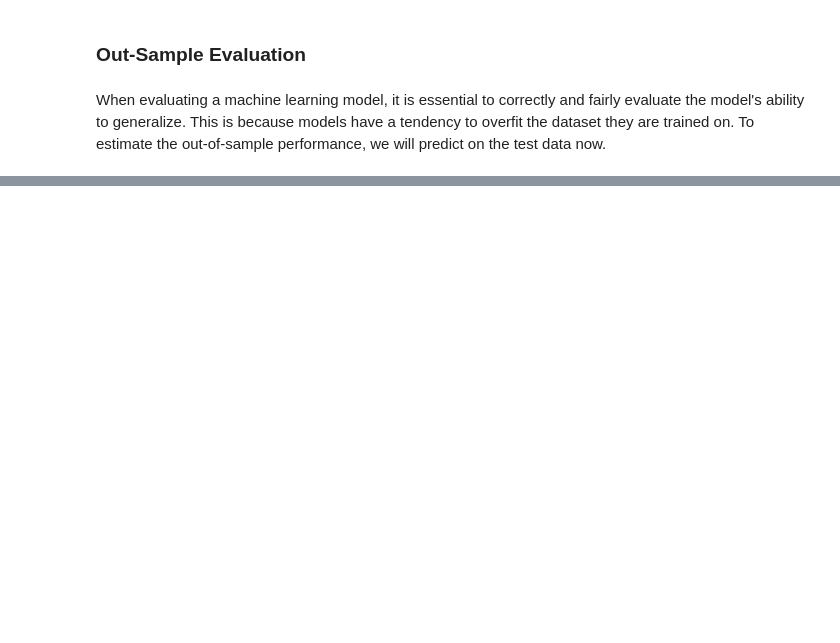
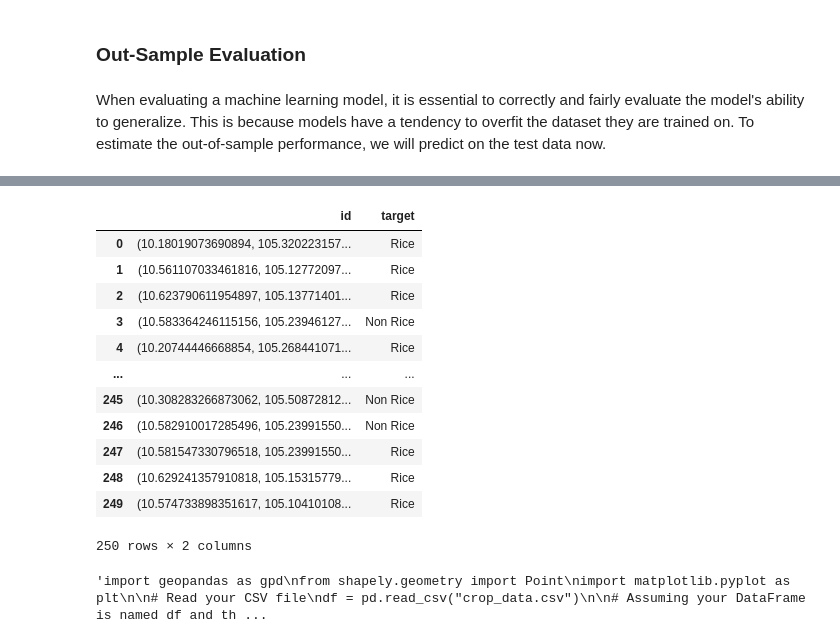
Before and after one commit to ishaan-bedi/rice-crop-identification-classifier, a Jupyter notebook: ML_Processing.ipynb, the cells around one changed output, grey strips where cells are left out. Drawn from its saved outputs; the diff is of its cells as text; code cells hidden in the pictures; blank space fills up the shorter version.

```diff
--- a/ML_Processing.ipynb
+++ b/ML_Processing.ipynb
@@ -338,0 +359,28 @@ print("Best Hyperparameters:", random_search.best_params_)
+# %%
+# Feature Scaling
+#submission_vh_vv_rvi_data = submission_vh_vv_rvi_data.values
+transformed_submission_data = sc.transform(submission_vh_vv_rvi_data[['vh', 'vv', 'RVI', 'RVI(min)', 'RVI(max)', 'RVI(median)', 'vh(min)', 'vh(max)', 'vh(median)', 'vv(min)', 'vv(max)', 'vv(median)']])
+# %%
+#Making predictions
+final_predictions = rf_model.predict(transformed_submission_data)
+final_prediction_series = pd.Series(final_predictions)
+# %%
+#Combining the results into dataframe
+submission_df = pd.DataFrame({'id':submission_vh_vv_rvi_data['Latitude and Longitude'].values, 'target':final_prediction_series.values})
+# %%
+#Displaying the sample submission dataframe
+display(submission_df)
+# %% [output]
+|  | id | target |
+| 0 | (10.18019073690894, 105.320223157... | Rice |
+| 1 | (10.561107033461816, 105.12772097... | Rice |
+| 2 | (10.623790611954897, 105.13771401... | Rice |
+| 3 | (10.583364246115156, 105.23946127... | Non Rice |
+| 4 | (10.20744446668854, 105.268441071... | Rice |
+| ... | ... | ... |
+| 245 | (10.308283266873062, 105.50872812... | Non Rice |
+| 246 | (10.582910017285496, 105.23991550... | Non Rice |
+| 247 | (10.581547330796518, 105.23991550... | Rice |
+| 248 | (10.629241357910818, 105.15315779... | Rice |
+| 249 | (10.574733898351617, 105.10410108... | Rice |
+250 rows × 2 columns
@@ -338,0 +390,29 @@ print("Best Hyperparameters:", random_search.best_params_)
+# %%
+'''import geopandas as gpd
+from shapely.geometry import Point
+import matplotlib.pyplot as plt
+
+# Read your CSV file
+df = pd.read_csv("crop_data.csv")
+
+# Assuming your DataFrame is named df and the column containing coordinates is 'Latitude and Longitude'
+# If the coordinates are in a tuple format within strings, you can convert them to Point objects
+df['geometry'] = df['Latitude and Longitude'].apply(lambda x: Point(float(x.replace('(', '').replace(')', '').replace(' ', '').split(',')[1]), float(x.replace('(', '').replace(')', '').replace(' ', '').split(',')[0])))
+
+# Create a GeoDataFrame
+gdf = gpd.GeoDataFrame(df, geometry='geometry')
+
+# Read built-in world dataset
+world = gpd.read_file(gpd.datasets.get_path('naturalearth_lowres'))
+
+# Extract Vietnam from the world dataset
+vietnam = world[world['name'] == 'Vietnam']
+
+# Plotting
+fig, ax = plt.subplots(figsize=(10, 8))
+vietnam.plot(ax=ax, color='lightgreen')  # Plot Vietnam boundaries
+gdf.plot(ax=ax, color='red', marker='o', markersize=50)
+plt.title('Latitude and Longitude Plot on Vietnam Map')
+plt.show()'''
+# %% [output]
+'import geopandas as gpd\nfrom shapely.geometry import Point\nimport matplotlib.pyplot as plt\n\n# Read your CSV file\ndf = pd.read_csv("crop_data.csv")\n\n# Assuming your DataFrame is named df and th ...
```
Also changed, not shown: parts of 39 cells of this notebook, 2 other files.
